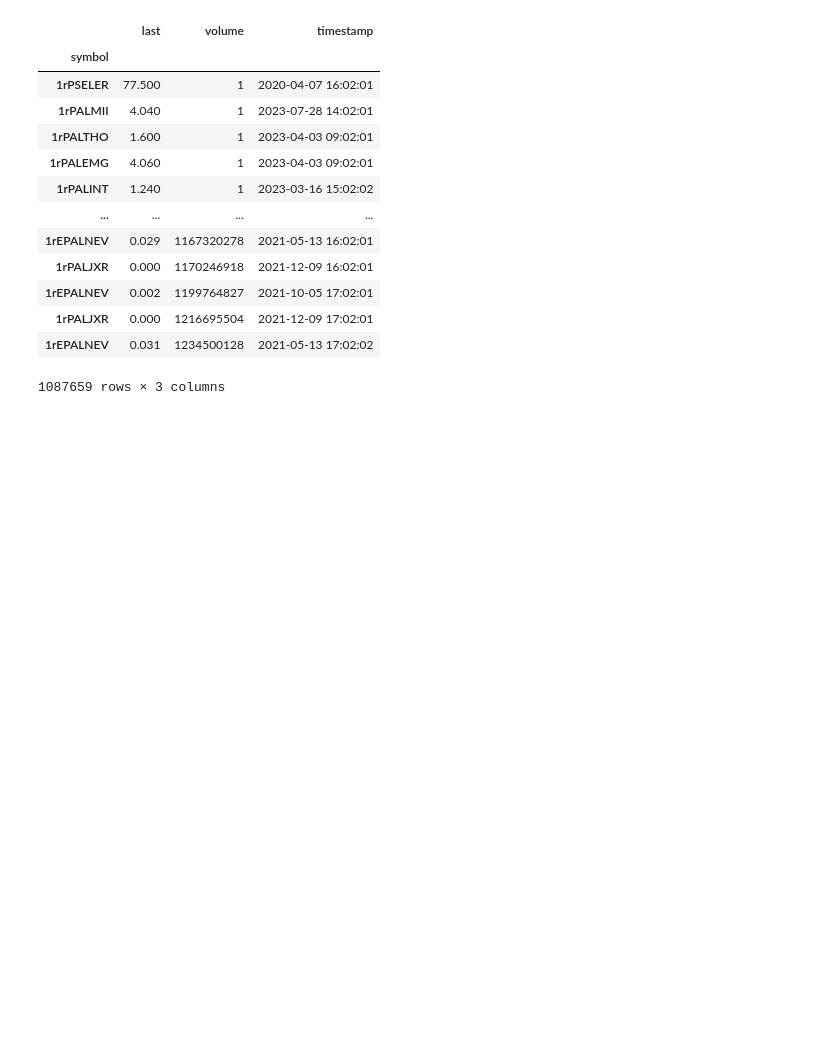
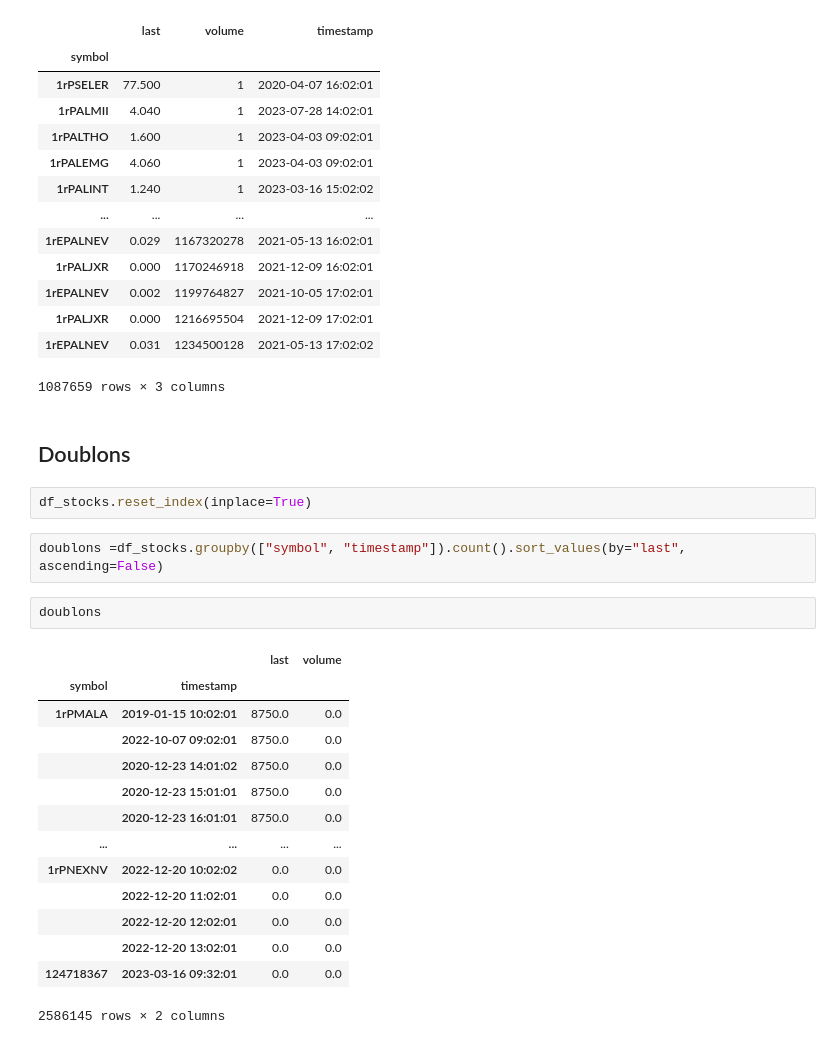
Before and after one commit to camilziane/bourse_big_data, a Jupyter notebook: analyzer/analyzer_playground.ipynb, the cells around one changed output. Drawn from its saved outputs; the diff is of its cells as text; blank space fills up the shorter version.

Commit message:
feat(analyzer): doublons

```diff
--- a/analyzer/analyzer_playground.ipynb
+++ b/analyzer/analyzer_playground.ipynb
@@ -398,3 +397,26 @@ df_stocks
 | 1rPALJXR | 0.000 | 1216695504 | 2021-12-09 17:02:01 |
 | 1rEPALNEV | 0.031 | 1234500128 | 2021-05-13 17:02:02 |
 1087659 rows × 3 columns
+# %% [markdown]
+## Doublons
+# %%
+df_stocks.reset_index(inplace=True)
+# %%
+doublons =df_stocks.groupby(["symbol", "timestamp"]).count().sort_values(by="last", ascending=False)
+# %%
+doublons
+# %% [output]
+|  |  | last | volume |
+| symbol | timestamp |  |  |
+| 1rPMALA | 2019-01-15 10:02:01 | 8750.0 | 0.0 |
+|  | 2022-10-07 09:02:01 | 8750.0 | 0.0 |
+|  | 2020-12-23 14:01:02 | 8750.0 | 0.0 |
+|  | 2020-12-23 15:01:01 | 8750.0 | 0.0 |
+|  | 2020-12-23 16:01:01 | 8750.0 | 0.0 |
+| ... | ... | ... | ... |
+| 1rPNEXNV | 2022-12-20 10:02:02 | 0.0 | 0.0 |
+|  | 2022-12-20 11:02:01 | 0.0 | 0.0 |
+|  | 2022-12-20 12:02:01 | 0.0 | 0.0 |
+|  | 2022-12-20 13:02:01 | 0.0 | 0.0 |
+| 124718367 | 2023-03-16 09:32:01 | 0.0 | 0.0 |
+2586145 rows × 2 columns
```
Also changed, not shown: parts of 1 cell of this notebook.
